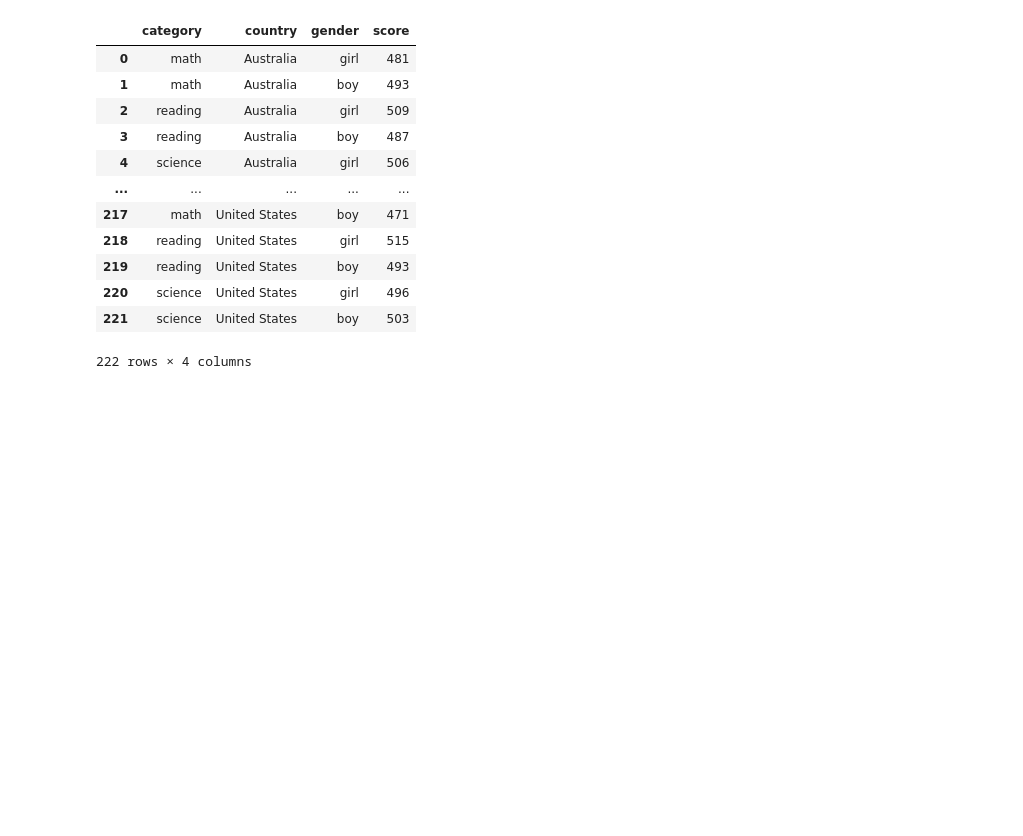
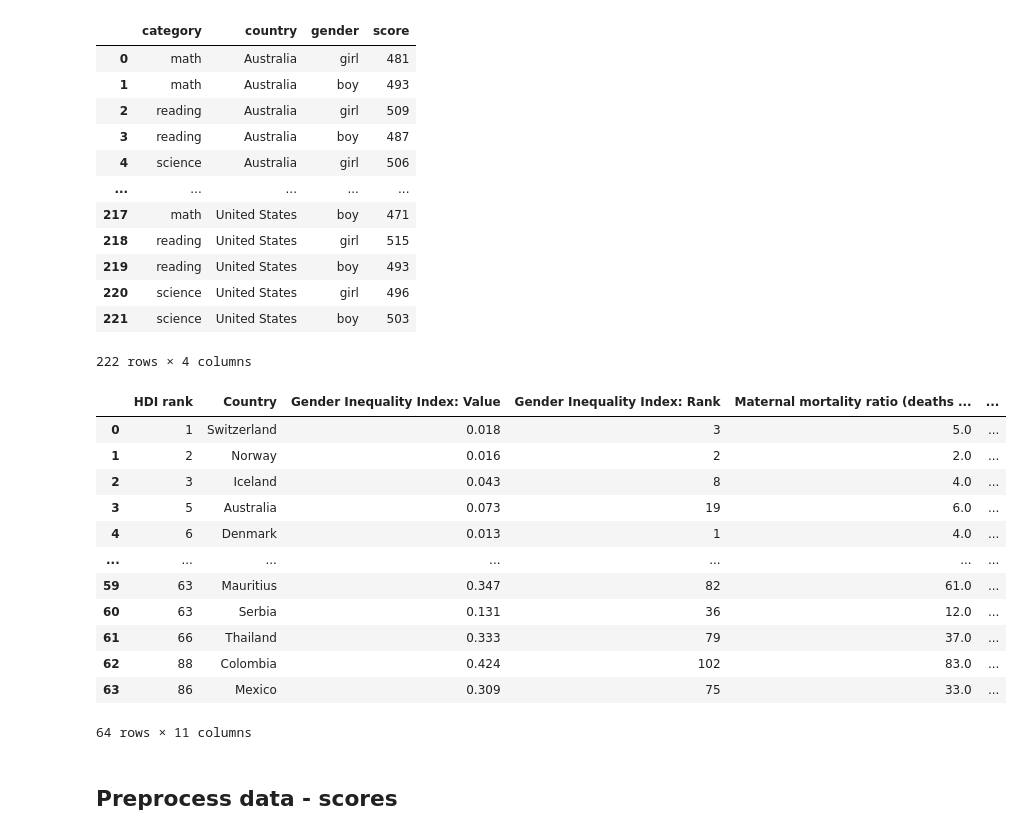
Before and after one commit to FrederikWR/pisa_2022_analysis, a Jupyter notebook: analysis.ipynb, the cells around one changed output. Saved outputs shown, nothing was run; the diff lists cells and outputs as text; code cells hidden in the pictures; blank space fills up the shorter version.

```diff
--- a/analysis.ipynb
+++ b/analysis.ipynb
@@ -29,6 +32,25 @@ df_score__raw
 | 220 | science | United States | girl | 496 |
 | 221 | science | United States | boy | 503 |
 222 rows × 4 columns
+# %%
+df_inequality__raw = pd.read_csv("data/gender_equality_data.csv")
+df_inequality__raw
+# %% [output]
+|  | HDI rank | Country | Gender Inequality Index: Value | Gender Inequality Index: Rank | Maternal mortality ratio (deaths ... | ... |
+| 0 | 1 | Switzerland | 0.018 | 3 | 5.0 | ... |
+| 1 | 2 | Norway | 0.016 | 2 | 2.0 | ... |
+| 2 | 3 | Iceland | 0.043 | 8 | 4.0 | ... |
+| 3 | 5 | Australia | 0.073 | 19 | 6.0 | ... |
+| 4 | 6 | Denmark | 0.013 | 1 | 4.0 | ... |
+| ... | ... | ... | ... | ... | ... | ... |
+| 59 | 63 | Mauritius | 0.347 | 82 | 61.0 | ... |
+| 60 | 63 | Serbia | 0.131 | 36 | 12.0 | ... |
+| 61 | 66 | Thailand | 0.333 | 79 | 37.0 | ... |
+| 62 | 88 | Colombia | 0.424 | 102 | 83.0 | ... |
+| 63 | 86 | Mexico | 0.309 | 75 | 33.0 | ... |
+64 rows × 11 columns
+# %% [markdown]
+## Preprocess data - scores
 # %%
 df_score = df_score__raw.copy()
 
```
Also changed, not shown: parts of 8 cells of this notebook, 1 other file.
